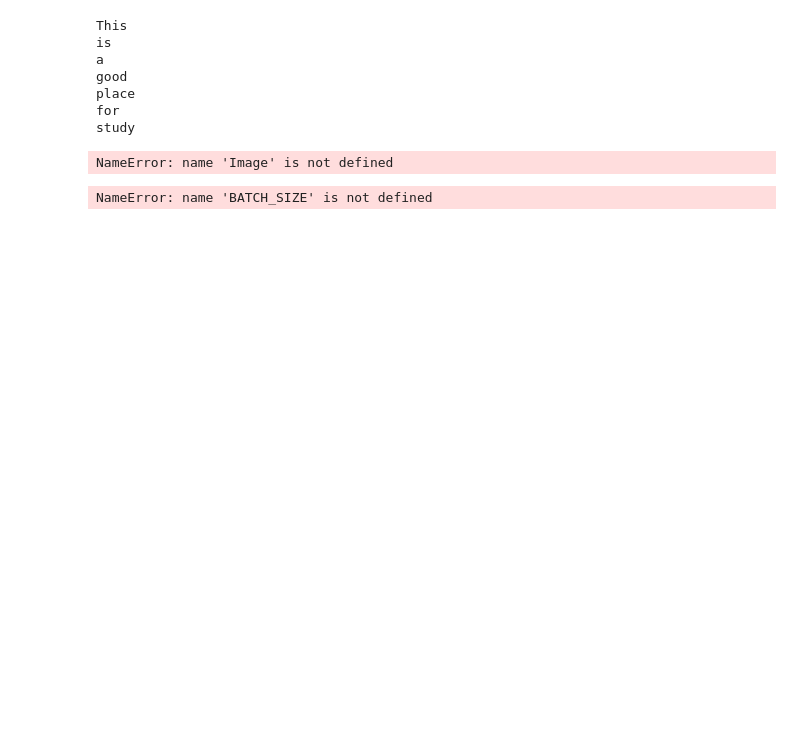
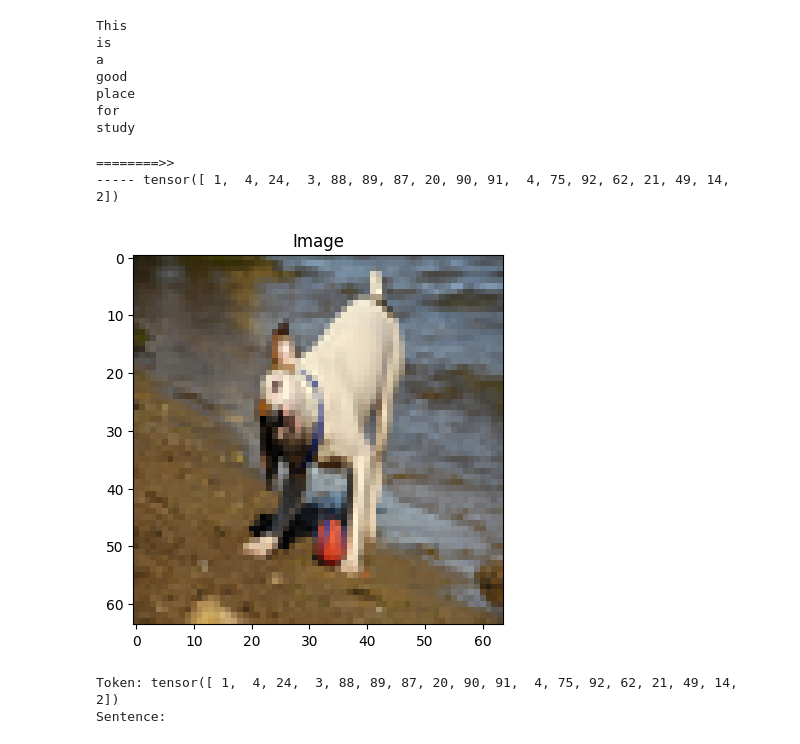
Before and after one commit to saumanbiswas/subtitles, a Jupyter notebook: image-to-narration.ipynb, the cells around one changed output. Cells and saved outputs as stored; diff of their text form; code cells hidden in the pictures; blank space fills up the shorter version.

```diff
--- a/image-to-narration.ipynb
+++ b/image-to-narration.ipynb
@@ -106,6 +137,7 @@ class FlickrDataset(Dataset):
     def __init__(self, root_dir, captions_file, transform=None,freq_threshold=5):
         self.root_dir = root_dir
         self.df = pd.read_csv(captions_file)
+        self.df = self.df.head(1024)
         self.transform = transform
         self.imgs = self.df["image"]
         self.captions = self.df["caption"]
@@ -115,32 +147,54 @@ class FlickrDataset(Dataset):
         return len(self.df)
 
 
+    # def __getitem__(self, idx):
+    #     caption = self.captions[idx]
+    #     img_name = self.imgs[idx]
+    #     img_location = os.path.join(self.root_dir,img_name)
+    #     img = Image.open(img_location).convert("RGB")
+    #     caption_vec = []
+    #     caption_vec += [self.vocab.stoi["<SOS>"]]
+    #     caption_vec += self.vocab.numericalize(caption)
+    #     caption_vec += [self.vocab.stoi["<EOS>"]]
+    #     return img, torch.tensor(caption_vec)
+
     def __getitem__(self, idx):
         caption = self.captions[idx]
         img_name = self.imgs[idx]
-        img_location = os.path.join(self.root_dir,img_name)
+        img_location = os.path.join(self.root_dir, img_name)
+
+        # Open the image
         img = Image.open(img_location).convert("RGB")
-        caption_vec = []
-        caption_vec += [self.vocab.stoi["<SOS>"]]
-        caption_vec += self.vocab.numericalize(caption)
+
+        # Apply transformations
+        if self.transform:
+            img = self.transform(img)
+
+        caption_vec = [self.vocab.stoi["<SOS>"]]
+        caption_vec += self.vocab.numericalized(caption)
         caption_vec += [self.vocab.stoi["<EOS>"]]
         return img, torch.tensor(caption_vec)
 # %%
 transforms = T.Compose([
-    T.Resize((64,64)),
+    T.Resize((64, 64), interpolation=Image.LANCZOS),
     T.ToTensor()
 ])
-
+print('========>>')
 dataset =  FlickrDataset(
     root_dir = data_location+"/Images",
     captions_file = data_location+"/captions.txt",
     transform=transforms
 )
-img, caps = dataset[0]
+img, caps = dataset[35]
+print("-----", caps)
 show_image(img,"Image")
 print("Token:",caps)
 print("Sentence:")
-for token in caps.tolist():
-    result.append(dataset.vocab.itos[token])
+# for token in caps.tolist():
+#     result.append(dataset.vocab.itos[token])
 # %% [output]
-NameError: name 'Image' is not defined
+========>>
+----- tensor([ 1,  4, 24,  3, 88, 89, 87, 20, 90, 91,  4, 75, 92, 62, 21, 49, 14,  2])
+[figure, added]
+Token: tensor([ 1,  4, 24,  3, 88, 89, 87, 20, 90, 91,  4, 75, 92, 62, 21, 49, 14,  2])
+Sentence:
@@ -164,40 +211,6 @@ def __call__(self,batch):
         targets = [item[1] for item in batch]
         targets = pad_sequence(targets, batch_first=self.batch_first, padding_value=self.pad_idx)
         return imgs,targets
-# %%
-#writing the dataloader
-data_loader = DataLoader(
-    dataset=dataset,
-    batch_size=BATCH_SIZE,
-    num_workers=NUM_WORKER,
-    shuffle=True,
-    collate_fn=CapsCollate(pad_idx=pad_idx,batch_first=True)
-)
-
-data_location =  "../input/flickr8k"
-BATCH_SIZE = 256
-NUM_WORKER = 2
-
-#generating the iterator from the dataloader
-dataiter = iter(data_loader)
-
-#getting the next batch
-batch = next(dataiter)
-
-#unpacking the batch
-images, captions = batch
-
-#showing info of image in single batch
-for i in range(BATCH_SIZE):
-    img,cap = images[i],captions[i]
-    caption_label = [dataset.vocab.itos[token] for token in cap.tolist()]
-    eos_index = caption_label.index('<EOS>')
-    caption_label = caption_label[1:eos_index]
-    caption_label = ' '.join(caption_label)
-    show_image(img,caption_label)
-    plt.show()
-# %% [output]
-NameError: name 'BATCH_SIZE' is not defined
 # %%
 #for image plot
 import matplotlib.pyplot as plt
```
Also changed, not shown: parts of 10 cells of this notebook.
